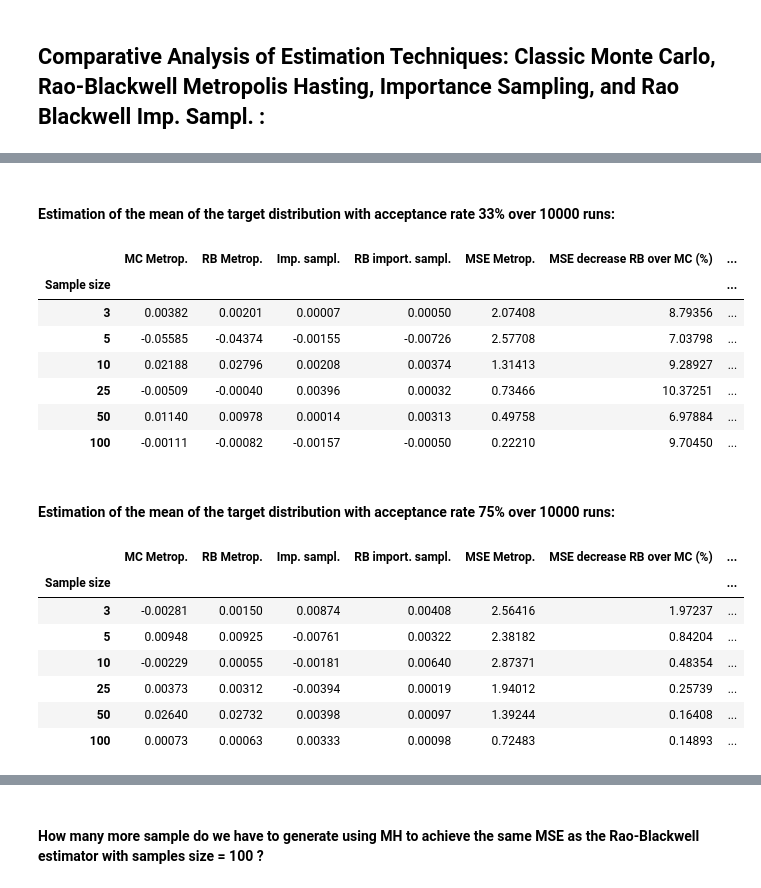
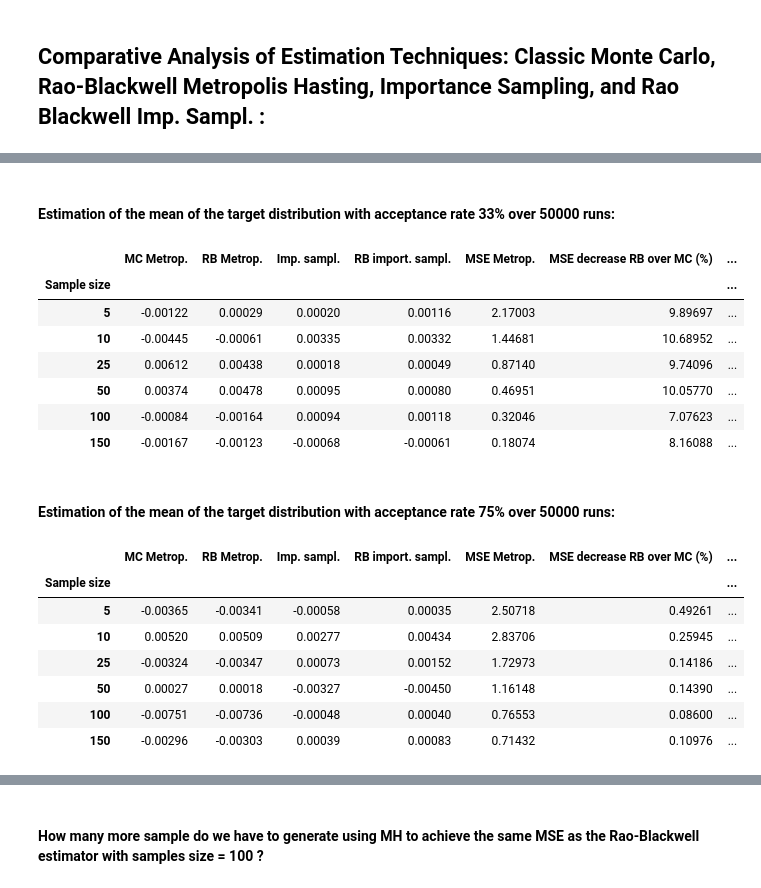
Before and after one commit to KillianCST/Academic-Projects-, a Jupyter notebook: Rao-Blackwellization of sampling scheme/RB_MH_IS.ipynb, the cells around one changed output, grey strips where cells are left out. Drawn from its saved outputs; the diff is of its cells as text; code cells hidden in the pictures.

```diff
--- a/Rao-Blackwellization of sampling scheme/RB_MH_IS.ipynb
+++ b/Rao-Blackwellization of sampling scheme/RB_MH_IS.ipynb
@@ -475,52 +506,42 @@ for c,sigma in enumerate(sigmas):
 # %% [markdown]
-#### Estimation of the mean of the target distribution with acceptance rate 33% over 10000 runs:
+#### Estimation of the mean of the target distribution with acceptance rate 33% over 50000 runs:
 # %%
 results = [
     'MC Metrop.',
     'RB Metrop.',
     'Imp. sampl.',
     'RB import. sampl.',
     'MSE Metrop.',
     'MSE decrease RB over MC (%)',
     'MSE decrease IS over MC (%)',
     'MSE decrease RB-IS over MC (%)']
 
-df_results = pd.DataFrame(Matrix_res_33, index=samples_sizes, columns = results)
+df_results = pd.DataFrame(Matrix_res_33_h1, index=samples_sizes, columns = results)
 df_results.index.name = 'Sample size'
 
 df_results.round(5)
 # %% [output]
 |  | MC Metrop. | RB Metrop. | Imp. sampl. | RB import. sampl. | MSE Metrop. | MSE decrease RB over MC (%) | ... |
 | Sample size |  |  |  |  |  |  | ... |
-| 3 | 0.00382 | 0.00201 | 0.00007 | 0.00050 | 2.07408 | 8.79356 | ... |
-| 5 | -0.05585 | -0.04374 | -0.00155 | -0.00726 | 2.57708 | 7.03798 | ... |
-| 10 | 0.02188 | 0.02796 | 0.00208 | 0.00374 | 1.31413 | 9.28927 | ... |
-| 25 | -0.00509 | -0.00040 | 0.00396 | 0.00032 | 0.73466 | 10.37251 | ... |
-| 50 | 0.01140 | 0.00978 | 0.00014 | 0.00313 | 0.49758 | 6.97884 | ... |
-| 100 | -0.00111 | -0.00082 | -0.00157 | -0.00050 | 0.22210 | 9.70450 | ... |
+| 5 | -0.00122 | 0.00029 | 0.00020 | 0.00116 | 2.17003 | 9.89697 | ... |
+| 10 | -0.00445 | -0.00061 | 0.00335 | 0.00332 | 1.44681 | 10.68952 | ... |
+| 25 | 0.00612 | 0.00438 | 0.00018 | 0.00049 | 0.87140 | 9.74096 | ... |
+| 50 | 0.00374 | 0.00478 | 0.00095 | 0.00080 | 0.46951 | 10.05770 | ... |
+| 100 | -0.00084 | -0.00164 | 0.00094 | 0.00118 | 0.32046 | 7.07623 | ... |
+| 150 | -0.00167 | -0.00123 | -0.00068 | -0.00061 | 0.18074 | 8.16088 | ... |
 # %% [markdown]
-#### Estimation of the mean of the target distribution with acceptance rate 75% over 10000 runs:
+#### Estimation of the mean of the target distribution with acceptance rate 75% over 50000 runs:
 # %%
-results = [
-    'MC Metrop.',
-    'RB Metrop.',
-    'Imp. sampl.',
-    'RB import. sampl.',
-    'MSE Metrop.',
-    'MSE decrease RB over MC (%)',
-    'MSE decrease IS over MC (%)',
-    'MSE decrease RB-IS over MC (%)']
-
-df_results = pd.DataFrame(Matrix_res_75, index=samples_sizes, columns = results)
+df_results = pd.DataFrame(Matrix_res_75_h1, index=samples_sizes, columns = results)
 df_results.index.name = 'Sample size'
 
 df_results.round(5)
 # %% [output]
 |  | MC Metrop. | RB Metrop. | Imp. sampl. | RB import. sampl. | MSE Metrop. | MSE decrease RB over MC (%) | ... |
 | Sample size |  |  |  |  |  |  | ... |
-| 3 | -0.00281 | 0.00150 | 0.00874 | 0.00408 | 2.56416 | 1.97237 | ... |
-| 5 | 0.00948 | 0.00925 | -0.00761 | 0.00322 | 2.38182 | 0.84204 | ... |
-| 10 | -0.00229 | 0.00055 | -0.00181 | 0.00640 | 2.87371 | 0.48354 | ... |
-| 25 | 0.00373 | 0.00312 | -0.00394 | 0.00019 | 1.94012 | 0.25739 | ... |
-| 50 | 0.02640 | 0.02732 | 0.00398 | 0.00097 | 1.39244 | 0.16408 | ... |
-| 100 | 0.00073 | 0.00063 | 0.00333 | 0.00098 | 0.72483 | 0.14893 | ... |
+| 5 | -0.00365 | -0.00341 | -0.00058 | 0.00035 | 2.50718 | 0.49261 | ... |
+| 10 | 0.00520 | 0.00509 | 0.00277 | 0.00434 | 2.83706 | 0.25945 | ... |
+| 25 | -0.00324 | -0.00347 | 0.00073 | 0.00152 | 1.72973 | 0.14186 | ... |
+| 50 | 0.00027 | 0.00018 | -0.00327 | -0.00450 | 1.16148 | 0.14390 | ... |
+| 100 | -0.00751 | -0.00736 | -0.00048 | 0.00040 | 0.76553 | 0.08600 | ... |
+| 150 | -0.00296 | -0.00303 | 0.00039 | 0.00083 | 0.71432 | 0.10976 | ... |
```
Also changed, not shown: parts of 23 cells of this notebook, 4 other files.
